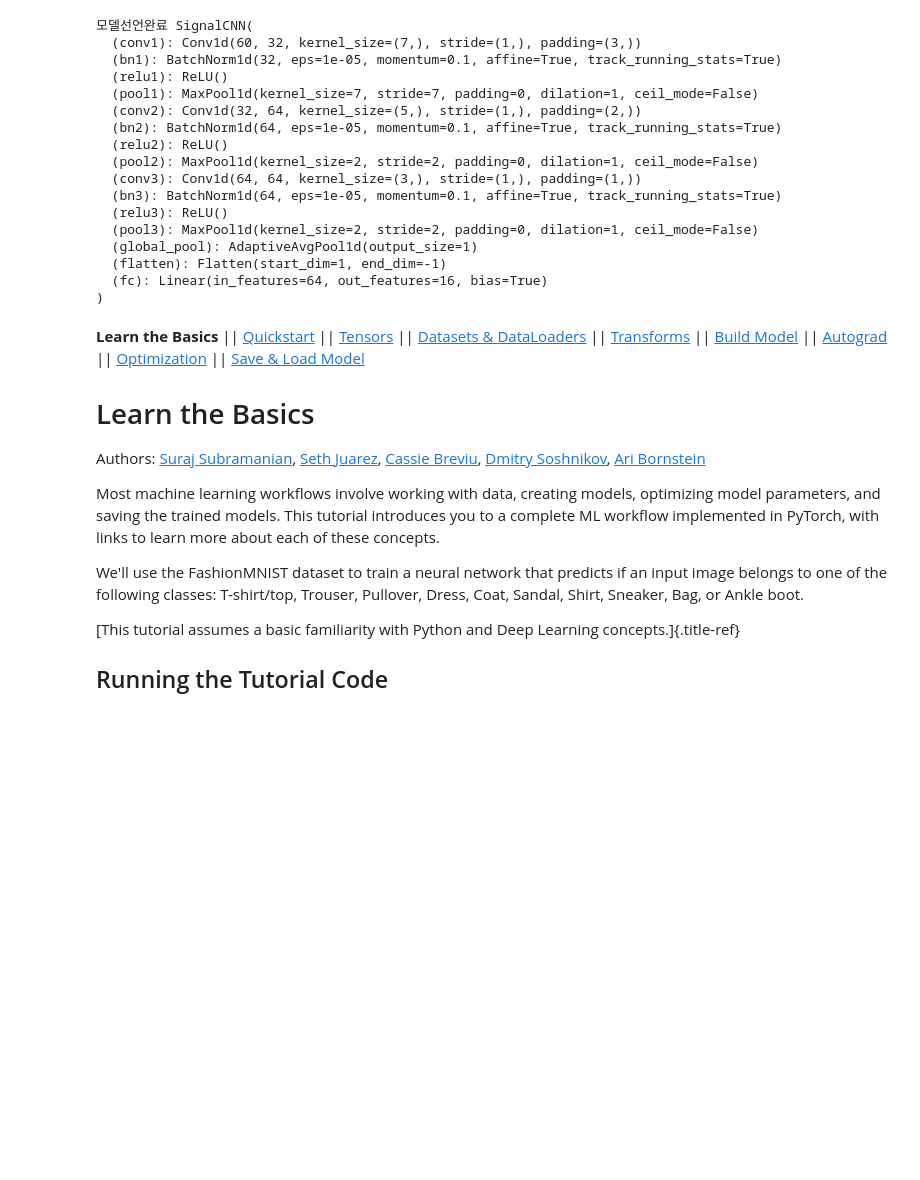
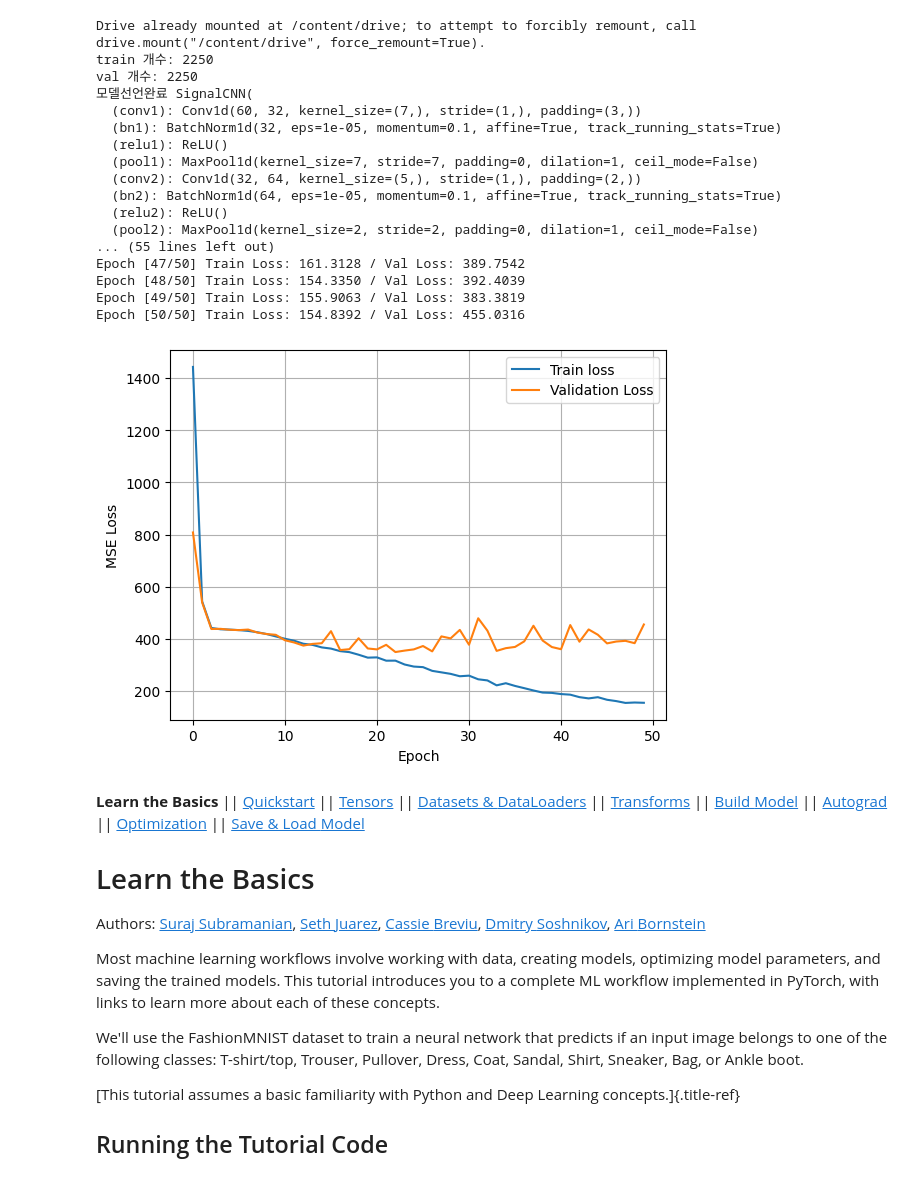
Before and after one commit to jjo0914/BrainCompetition, a Jupyter notebook: _downloads/070179efc13bd796c5dd4af7bf52d5b9/intro.ipynb, the cells around one changed output. Saved outputs shown, nothing was run; the diff lists cells and outputs as text; code cells hidden in the pictures; blank space fills up the shorter version.

```diff
--- a/_downloads/070179efc13bd796c5dd4af7bf52d5b9/intro.ipynb
+++ b/_downloads/070179efc13bd796c5dd4af7bf52d5b9/intro.ipynb
@@ -43,8 +43,22 @@ def load_mat_dataset(folder_path,start_idx,end_idx):
   Y=np.concatenate(Y_list,axis=0)
   return X,Y
 
-train_X,train_Y=load_mat_dataset("/content/drive/MyDrive/Training set",1,15)
-val_X,val_Y=load_mat_dataset("/content/drive/MyDrive/Validation set",1,15)
+## --- 여기는 한번저장햇기때문에 스킵
+#train_X,train_Y=load_mat_dataset("/content/drive/MyDrive/Training set",1,15)
+#val_X,val_Y=load_mat_dataset("/content/drive/MyDrive/Validation set",1,15)
+# .mat파일 .npz로 저장
+#np.savez("/content/drive/MyDrive/processed_signal_data.npz",train_X=train_X,train_Y=train_Y,val_X=val_X,val_Y=val_Y)
+
+#================================================================================================================================================================
+
+## .npz파일 불러오기
+data = np.load("/content/drive/MyDrive/processed_signal_data.npz")
+
+train_X = data["train_X"]
+train_Y = data["train_Y"]
+val_X = data["val_X"]
+val_Y = data["val_Y"]
+
 #훈련먼저
 import torch
 from torch import nn # torch.nn=nn.
@@ -99,15 +113,17 @@ class SignalCNN(nn.Module): # 예시로 nn.Module,parameters() 가있는데 이
     #conv연산으로 특징 추출한 뒤에는  각채널당 값을 1개로요약
     # 그래서 필터로 추출할 특징이 얼마나 강하게 나타났는가? 만 요약  시간축값은 사라짐(10으로늘리거나 추가로다른모델 사용가능하다..)
     # mean써도 되긴한다는데 .. 음.. (1차원으로바로)
-    self.global_pool = nn.AdaptiveAvgPool1d(1) #아직3차원이래 만약8이면채널마다 최종8개 값
+    avg=8
+    self.global_pool = nn.AdaptiveAvgPool1d(avg) #아직3차원이래 만약8이면채널마다 최종8개 값
     # 마지막차원을 없앤다.. 왜?Linear는 2차원입력을기대한다고함
     self.flatten=nn.Flatten() # channel*최종값 = 최종값들을 1차원으로펼침
+    self.dropout=nn.Dropout(0.3) # 과적합 방지
     # 이제뽑아낸 최종필터갯수(특징) 값들 보고 최총 예측값(dim=?)으로 바꾸는 함수.Linear
     # y=w*x + bias
     # 16*1= w * (64*1) +bias
     # w=(16*64) 가되어야하네?
     # 처음w,b는  랜덤초기화
-    self.fc=nn.Linear(64,output_dim)
+    self.fc=nn.Linear(64*avg,output_dim)
   def forward(self,x): # 이거이름바꾸면안된대 pytorch 에서는 nn.Module을 상속받으면 자동으로 forward가 실행된다..
     x = self.conv1(x)
     x = self.bn1(x)
@@ -126,6 +142,7 @@ class SignalCNN(nn.Module): # 예시로 nn.Module,parameters() 가있는데 이
 
     x = self.global_pool(x)
     x = self.flatten(x)
+    x= self.dropout(x)
     x = self.fc(x)
 
     return x
@@ -191,41 +208,42 @@ for epoch in range(epochs):
 
 # 학습 다 하고 그래프확인
 plt.figure()
 plt.plot(train_loss_list,label="Train loss")
 plt.plot(val_loss_list, label="Validation Loss")
 plt.xlabel("Epoch")
 plt.ylabel("MSE Loss")
 plt.legend()
 plt.grid()
 plt.show()
 
 # #모델저장하는 코드
 # save_path="/content/drive/MyDrive/model.pth"
 # torch.save(model.state_dict(),save_path) # state_dict: pytorch 모델저장할때쓰는 변수 =모델의 중요값들을꺼내는함수
 # print("모델저장완료 :",save_path)
 # #모델불러오는 코드
 # loaded_model=SignalCNN(input_channels,output_dim).to(device)
 # loaded_model.load_state_dict(torch.load(save_path))
 # loaded_model.eval()
 # print("모델 불러오기 완료 ")
 # %% [output]
+Drive already mounted at /content/drive; to attempt to forcibly remount, call drive.mount("/content/drive", force_remount=True).
+train 개수: 2250
+val 개수: 2250
 모델선언완료 SignalCNN(
   (conv1): Conv1d(60, 32, kernel_size=(7,), stride=(1,), padding=(3,))
   (bn1): BatchNorm1d(32, eps=1e-05, momentum=0.1, affine=True, track_running_stats=True)
   (relu1): ReLU()
   (pool1): MaxPool1d(kernel_size=7, stride=7, padding=0, dilation=1, ceil_mode=False)
   (conv2): Conv1d(32, 64, kernel_size=(5,), stride=(1,), padding=(2,))
   (bn2): BatchNorm1d(64, eps=1e-05, momentum=0.1, affine=True, track_running_stats=True)
   (relu2): ReLU()
   (pool2): MaxPool1d(kernel_size=2, stride=2, padding=0, dilation=1, ceil_mode=False)
-  (conv3): Conv1d(64, 64, kernel_size=(3,), stride=(1,), padding=(1,))
-  (bn3): BatchNorm1d(64, eps=1e-05, momentum=0.1, affine=True, track_running_stats=True)
-  (relu3): ReLU()
-  (pool3): MaxPool1d(kernel_size=2, stride=2, padding=0, dilation=1, ceil_mode=False)
-  (global_pool): AdaptiveAvgPool1d(output_size=1)
-  (flatten): Flatten(start_dim=1, end_dim=-1)
-  (fc): Linear(in_features=64, out_features=16, bias=True)
-)
+... (55 lines left out)
+Epoch [47/50] Train Loss: 161.3128 / Val Loss: 389.7542
+Epoch [48/50] Train Loss: 154.3350 / Val Loss: 392.4039
+Epoch [49/50] Train Loss: 155.9063 / Val Loss: 383.3819
+Epoch [50/50] Train Loss: 154.8392 / Val Loss: 455.0316
+[figure, added]
 # %% [markdown]
 **Learn the Basics** \|\| [Quickstart](quickstart_tutorial.html) \|\|
 [Tensors](tensorqs_tutorial.html) \|\| [Datasets &
```
